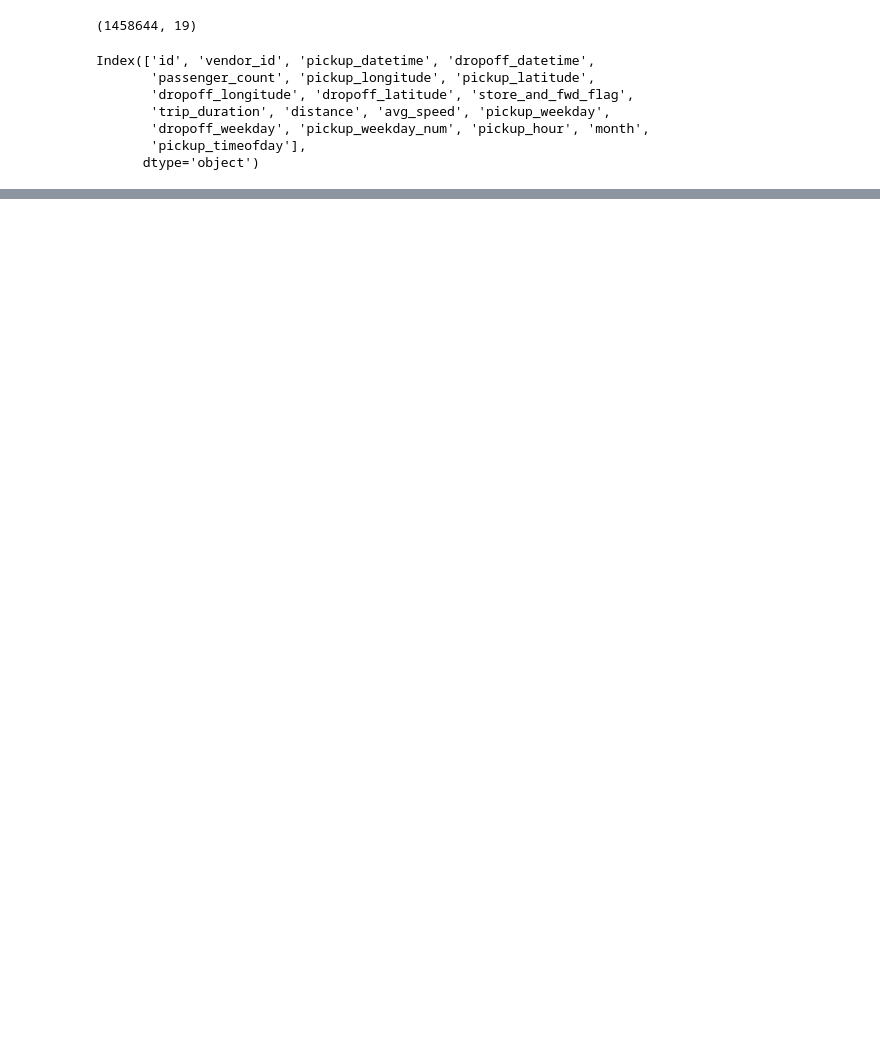
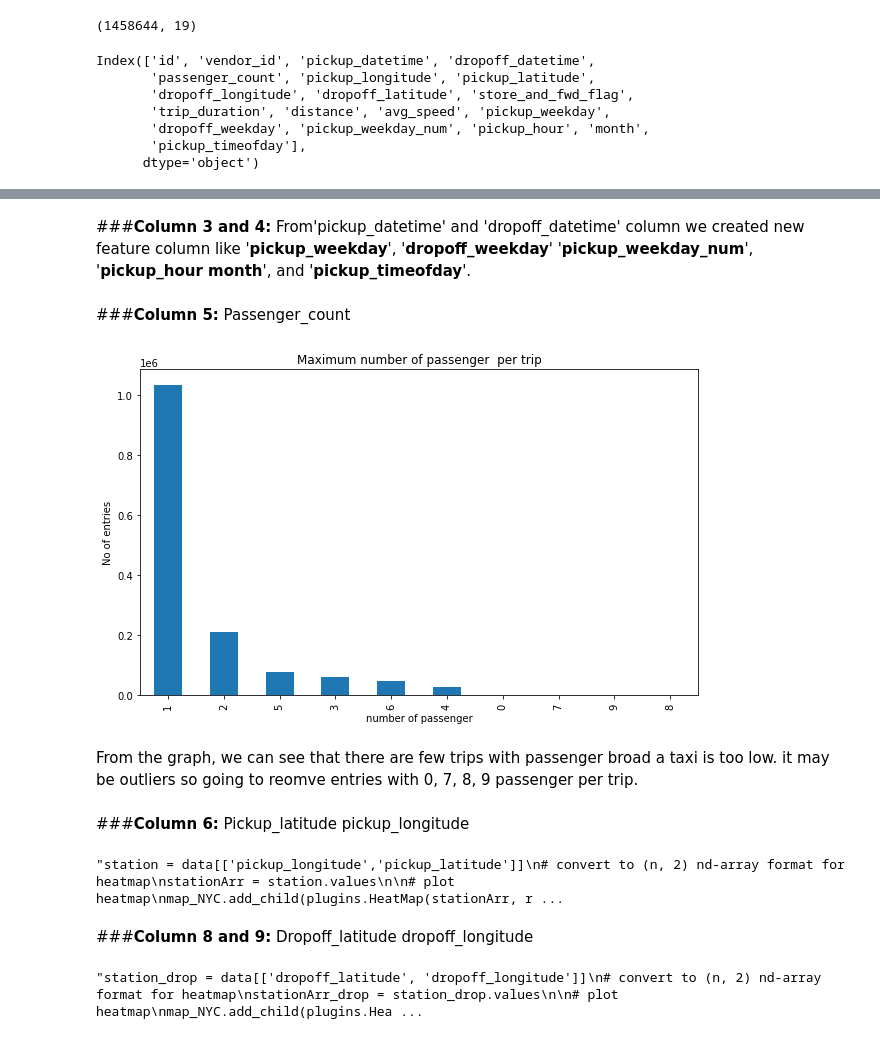
Before and after one commit to Anku0210/NYC-Taxi-Trip-Time-Prediction, a Jupyter notebook: Project_of_NYC_Taxi_Trip_Time_Prediction_Capstone_Project.ipynb, the cells around one changed output, grey strips where cells are left out. Saved outputs shown, nothing was run; the diff lists cells and outputs as text; code cells hidden in the pictures; blank space fills up the shorter version.

```diff
--- a/Project_of_NYC_Taxi_Trip_Time_Prediction_Capstone_Project.ipynb
+++ b/Project_of_NYC_Taxi_Trip_Time_Prediction_Capstone_Project.ipynb
@@ -174,0 +199,16 @@ data.describe()
+# %% [markdown]
+###**Column 3 and 4:** From'pickup_datetime' and 'dropoff_datetime' column we created new feature column like '**pickup_weekday**', '**dropoff_weekday**' '**pickup_weekday_num**', '**pickup_hour month**', and '**pickup_timeofday**'.
+# %% [markdown]
+###**Column 5:** Passenger_count
+# %%
+data.passenger_count.value_counts().plot(kind="bar")
+plt.xlabel("number of passenger")
+plt.ylabel("No of entries")
+plt.title("Maximum number of passenger  per trip")
+plt.show()
+# %% [output]
+[figure, added]
+# %% [markdown]
+From the graph, we can see that there are few trips with passenger broad a taxi is too low. it may be outliers so going to reomve entries with 0, 7, 8, 9 passenger per trip.
+# %% [markdown]
+###**Column 6:** Pickup_latitude pickup_longitude
@@ -174,0 +221,18 @@ data.describe()
+# %%
+'''station = data[['pickup_longitude','pickup_latitude']]
+# convert to (n, 2) nd-array format for heatmap
+stationArr = station.values
+
+# plot heatmap
+map_NYC.add_child(plugins.HeatMap(stationArr, radius=15))
+map_NYC''''''station = data[['pickup_longitude','pickup_latitude']]
+# convert to (n, 2) nd-array format for heatmap
+stationArr = station.values
+
+# plot heatmap
+map_NYC.add_child(plugins.HeatMap(stationArr, radius=15))
+map_NYC'''
+# %% [output]
+"station = data[['pickup_longitude','pickup_latitude']]\n# convert to (n, 2) nd-array format for heatmap\nstationArr = station.values\n\n# plot heatmap\nmap_NYC.add_child(plugins.HeatMap(stationArr, r ...
+# %% [markdown]
+###**Column 8 and 9:** Dropoff_latitude dropoff_longitude
@@ -174,0 +241,10 @@ data.describe()
+# %%
+'''station_drop = data[['dropoff_latitude', 'dropoff_longitude']]
+# convert to (n, 2) nd-array format for heatmap
+stationArr_drop = station_drop.values
+
+# plot heatmap
+map_NYC.add_child(plugins.HeatMap(stationArr_drop, radius=15))
+map_NYC'''
+# %% [output]
+"station_drop = data[['dropoff_latitude', 'dropoff_longitude']]\n# convert to (n, 2) nd-array format for heatmap\nstationArr_drop = station_drop.values\n\n# plot heatmap\nmap_NYC.add_child(plugins.Hea ...
```
Also changed, not shown: parts of 41 cells of this notebook.
